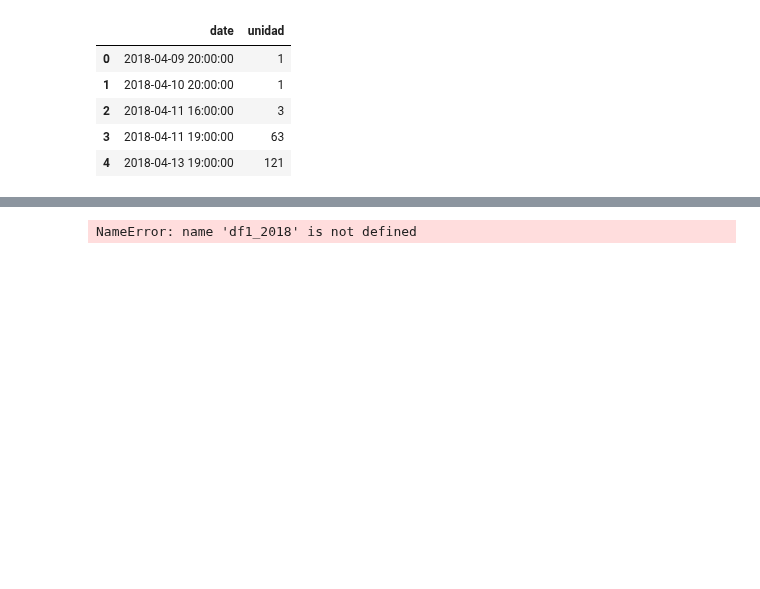
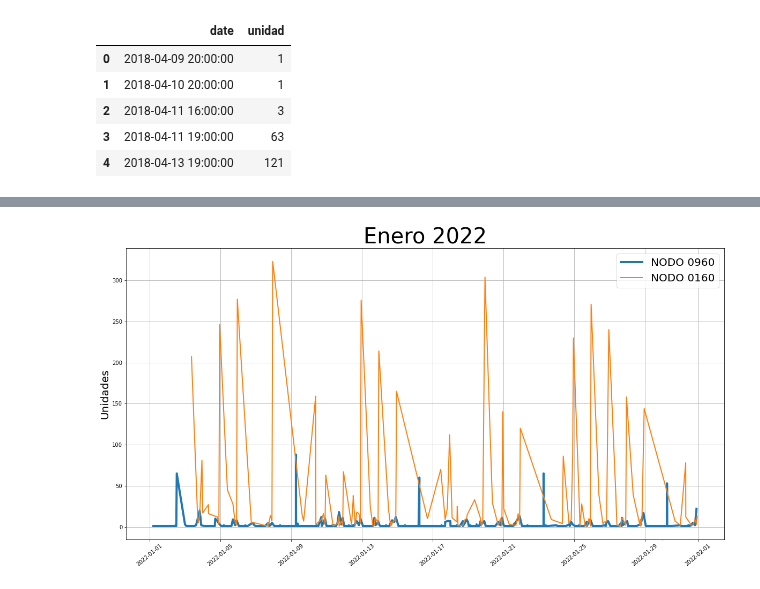
Before and after one commit to Peskysa/valverde, a Jupyter notebook: valverde_nodos.ipynb, the cells around one changed output, grey strips where cells are left out. Cells and saved outputs as stored; diff of their text form; code cells hidden in the pictures; blank space fills up the shorter version.

```diff
--- a/valverde_nodos.ipynb
+++ b/valverde_nodos.ipynb
@@ -200,11 +165,11 @@ import pandas as pd
 
 
 # Convert the date to datetime64
-df1['date'] = pd.to_datetime(df1['date'], format='%Y-%m-%d')
+df_960['date'] = pd.to_datetime(df_960['date'], format='%Y-%m-%d')
 
 # Filter data between two dates
-df1_2018 = df.loc[(df1['date'] >= '2018-01-01')
-                     & (df1['date'] < '2019-01-01')]
+df_960_2018 = df_960.loc[(df_960['date'] >= '2022-01-01')
+                     & (df_960['date'] < '2022-02-01')]
 # Display
-df1_2018
+df_960_2018
 # %% [output]
@@ -212,33 +189,32 @@ IndexingError: Unalignable boolean Series provided as indexer (index of the bool
 # %%
 import matplotlib.pyplot as plt
 import matplotlib.dates as dates
 
-y = df_2018['unidad']
-x = df_2018['date']
-y1 = df1_2018['unidad']
-x1 = df1_2018['date']
+y = df_960_2018['unidad']
+x = df_960_2018['date']
+y1 = df_160_2018['unidad']
+x1 = df_160_2018['date']
 
 
 fig, ax = plt.subplots(figsize=(20,10))
-
+plt.grid()
 #ax.step(x, y, linewidth=1.0)
 #ax.stem(x, y)
-ax.plot(x, y, linewidth=1.0 ,label='NODO 0960')
-ax.plot(x1, y1, linewidth=1.0, label="NODO 0160")
+ax.plot(x, y, linewidth=4.0 ,label='NODO 0960')
+ax.plot(x1, y1, linewidth=2.0, label="NODO 0160")
 ax.xaxis.set_tick_params(rotation=40)
+plt.grid()
 
 
-"""ax.xaxis.set_major_locator(dates.MonthLocator())
-# 16 is a slight approximation since months differ in number of days."""
-ax.xaxis.set_minor_locator(dates.MonthLocator(bymonthday=16))
-
+ax.xaxis.set_minor_locator(dates.MonthLocator(bymonthday=30))
+plt.grid()
 ax.set_ylabel('Unidades',fontsize = 20)
-ax.set_title('Movimiento 2018',fontsize = 40)
+ax.set_title('Enero 2022',fontsize = 40)
 
 plt.grid()
 ax.legend(fontsize = 20)
 plt.grid()
 
-plt.savefig("static\Mixto Año 2018.jpg")
+plt.savefig("static\Enero 2022.jpg")
 # %% [output]
-NameError: name 'df1_2018' is not defined
+[figure, added]
```
Also changed, not shown: parts of 11 cells of this notebook, 24 other files.
